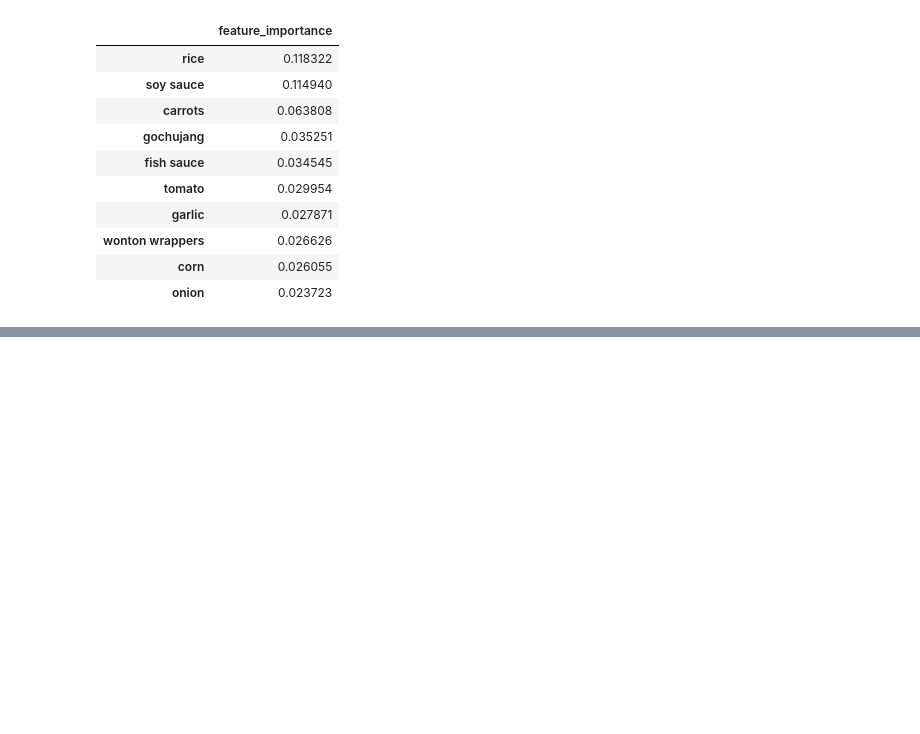
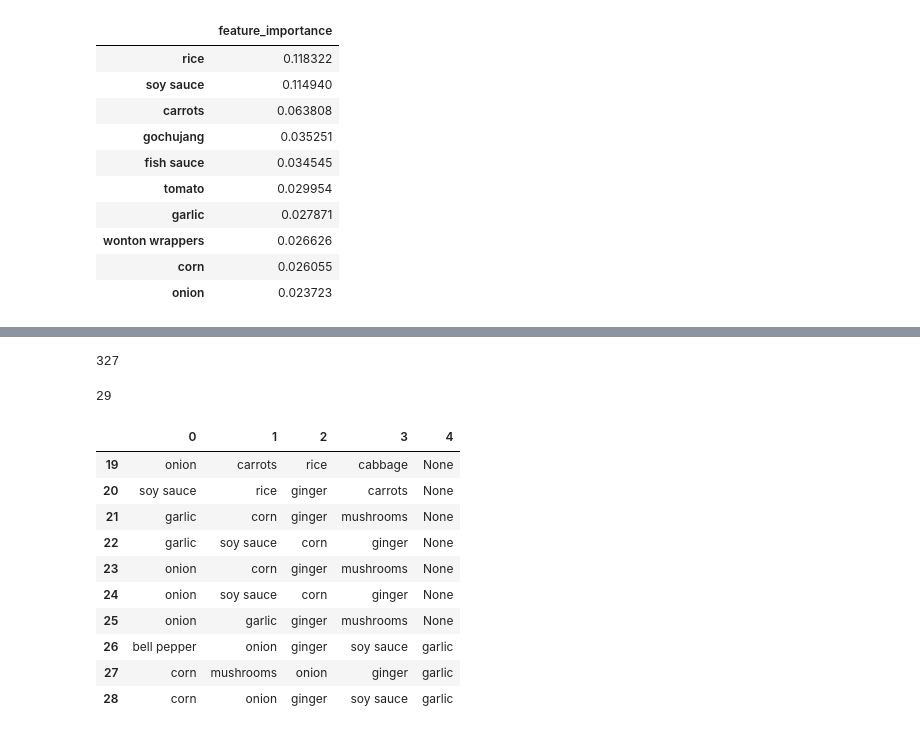
Before and after one commit to ccwillmore/Recipe_project, a Jupyter notebook: Random_forests_models/Random_forest_Asian.ipynb, the cells around one changed output, grey strips where cells are left out. Saved outputs shown, nothing was run; the diff lists cells and outputs as text; code cells hidden in the pictures; blank space fills up the shorter version.

```diff
--- a/Random_forests_models/Random_forest_Asian.ipynb
+++ b/Random_forests_models/Random_forest_Asian.ipynb
@@ -311,0 +335,59 @@ importance_df.to_csv('../Exported_datafiles/Asian_ingredient_importance_from_rfc
+# %%
+ingredient_list_of_lists = []
+
+for row in asian_no_cuisine.index.values:
+    rows_list = []
+    rows_list = asian_no_cuisine.loc[row, :].tolist()
+    ingredient_list_of_lists.append(rows_list)
+for index, row in enumerate(ingredient_list_of_lists):
+    ingredient_list_of_lists[index] = [ing for ing in row if ing !=0]
+ingredient_list_of_lists = [ing for ing in ingredient_list_of_lists if len(ing) > 0]
+len(ingredient_list_of_lists)
+# %% [output]
+327
+# %%
+associations = apriori(ingredient_list_of_lists,  min_support = 0.1, min_confidence = 0.3, min_lift = 3)
+associations = list(associations)
+len(associations)
+# %% [output]
+29
+# %%
+with open ('Apriori_output', 'w') as f:
+    for i in range (0,len(associations)):
+        print(associations[i], file=f)
+f.close()
+apriori_results_list = []
+input_file = open('Apriori_output', 'r')
+apriori_results_list = input_file.readlines()
+final_groups = []
+
+for i, item in enumerate(apriori_results_list):
+    row_group = []
+    row_group.append(re.search("(?<={)(.*?)(?=})",item).group())
+#     row_group[0].remove("'")
+    row_group = row_group[0].split(',')
+    final_groups.append(row_group)
+# final_groups
+final_groups_df = pd.DataFrame(final_groups)
+
+for row in range(0, len(final_groups_df)):
+    for index in final_groups_df.columns.tolist():
+        temp_holder = final_groups_df.loc[row,index]
+        try:
+            final_groups_df.loc[row,index] = re.search("(?<=\')(.*?)(?=\')", temp_holder).group()
+        except: continue
+final_groups_df.replace({'None':  ''}, inplace=True)
+# %%
+final_groups_df.tail(10)
+# %% [output]
+|  | 0 | 1 | 2 | 3 | 4 |
+| 19 | onion | carrots | rice | cabbage | None |
+| 20 | soy sauce | rice | ginger | carrots | None |
+| 21 | garlic | corn | ginger | mushrooms | None |
+| 22 | garlic | soy sauce | corn | ginger | None |
+| 23 | onion | corn | ginger | mushrooms | None |
+| 24 | onion | soy sauce | corn | ginger | None |
+| 25 | onion | garlic | ginger | mushrooms | None |
+| 26 | bell pepper | onion | ginger | soy sauce | garlic |
+| 27 | corn | mushrooms | onion | ginger | garlic |
+| 28 | corn | onion | ginger | soy sauce | garlic |
```
Also changed, not shown: parts of 2 cells of this notebook, 5 other files.
